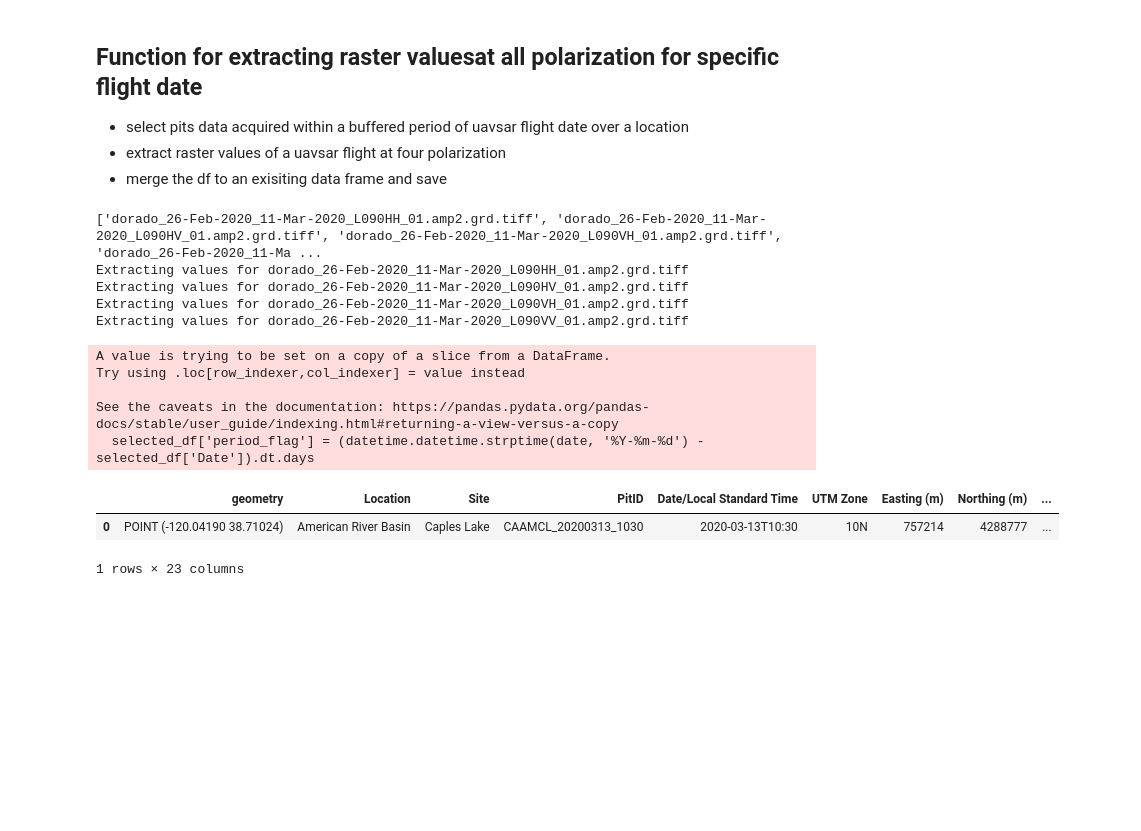
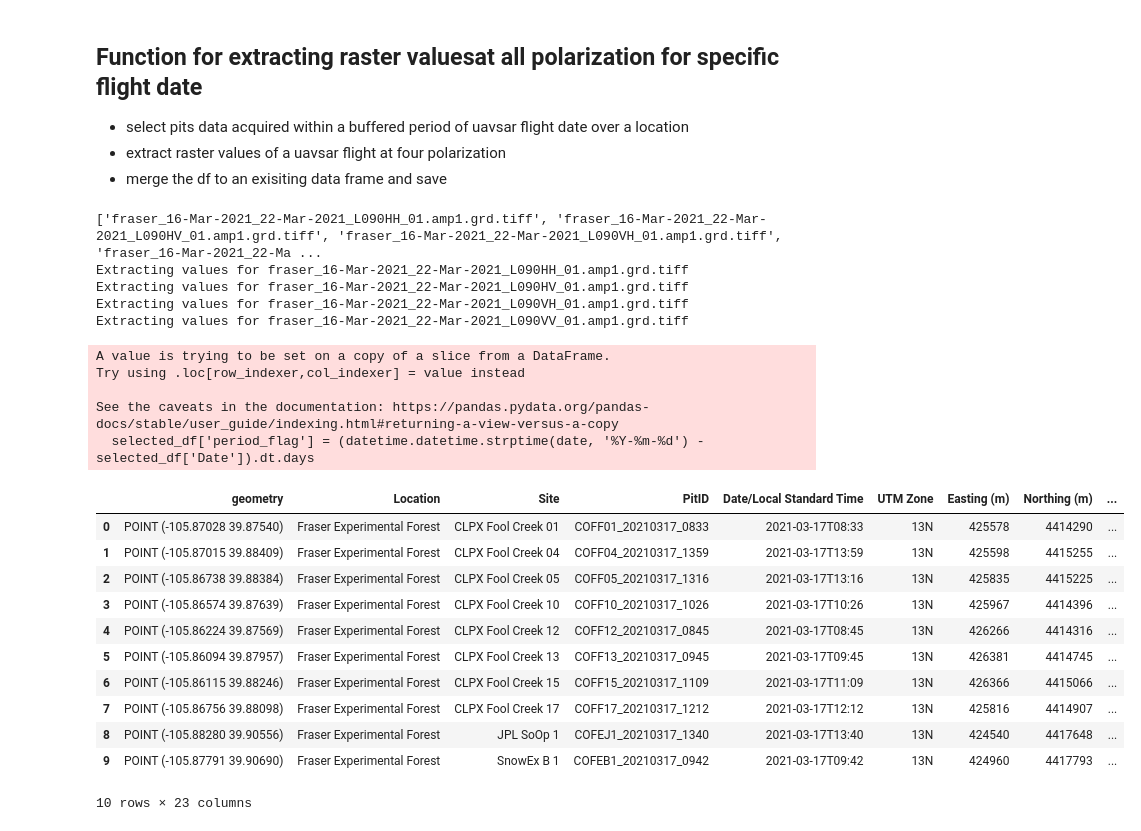
Before and after one commit to Surfix/all_notescripts, a Jupyter notebook: Radar-Backscatter/pits_plotting_uavsar_extraction.ipynb, the cells around one changed output. Cells and saved outputs as stored; diff of their text form; code cells hidden in the pictures; blank space fills up the shorter version.

```diff
--- a/Radar-Backscatter/pits_plotting_uavsar_extraction.ipynb
+++ b/Radar-Backscatter/pits_plotting_uavsar_extraction.ipynb
@@ -242,7 +242,7 @@ def extract_uavsar(uavsar_dir, df, date, location, pair = 'first', buffer = 3):
     print(files)
     #pits_point = select_points(df, date, location)
     mask = ((df['Date'] >= datetime.datetime.strptime(date, '%Y-%m-%d') -  datetime.timedelta(days=buffer)) & (df['Date'] <= datetime.datetime.strptime(date, '%Y-%m-%d') +  datetime.timedelta(days=buffer)) & (df['Location'] == location))
-    selected_df = pits_2020.loc[mask]
+    selected_df = df.loc[mask]
     #calculate the temporal separation between pits and uavsar flight
     selected_df['period_flag'] = (datetime.datetime.strptime(date, '%Y-%m-%d') - selected_df['Date']).dt.days
     pits_point = gpd.GeoDataFrame(selected_df, geometry = gpd.points_from_xy(selected_df['Longitude (deg)'], selected_df['Latitude (deg)']), crs="EPSG:4326")
@@ -290,19 +290,28 @@ def extract_uavsar(uavsar_dir, df, date, location, pair = 'first', buffer = 3):
     uavsar_pit_df.to_csv(date + '.csv')
     return uavsar_pit_df
 # %%
-extract_uavsar('/home/naheemadebisi/PhD/snow-analytics/Radar-Backscatter/UAVSAR/Dorado/dorado_2020/dorado_34017_20014-002_20016-000_0014d_s01_L090_01_amp_grd/uavsar_20200226',
-               pits_2020, '2020-03-11', 'American River Basin')
+extract_uavsar('/home/naheemadebisi/PhD/snow-analytics/Radar-Backscatter/UAVSAR/Frazer/frazer_2021/fraser_05209_21020-025_21021-003_0006d_s01_L090_01_amp_grd/uavsar_20210316_20210322',
+               pits_2021, '2021-03-16', 'Fraser Experimental Forest')
 # %% [output]
-['dorado_26-Feb-2020_11-Mar-2020_L090HH_01.amp2.grd.tiff', 'dorado_26-Feb-2020_11-Mar-2020_L090HV_01.amp2.grd.tiff', 'dorado_26-Feb-2020_11-Mar-2020_L090VH_01.amp2.grd.tiff', 'dorado_26-Feb-2020_11-Ma ...
-Extracting values for dorado_26-Feb-2020_11-Mar-2020_L090HH_01.amp2.grd.tiff
-Extracting values for dorado_26-Feb-2020_11-Mar-2020_L090HV_01.amp2.grd.tiff
-Extracting values for dorado_26-Feb-2020_11-Mar-2020_L090VH_01.amp2.grd.tiff
-Extracting values for dorado_26-Feb-2020_11-Mar-2020_L090VV_01.amp2.grd.tiff
+['fraser_16-Mar-2021_22-Mar-2021_L090HH_01.amp1.grd.tiff', 'fraser_16-Mar-2021_22-Mar-2021_L090HV_01.amp1.grd.tiff', 'fraser_16-Mar-2021_22-Mar-2021_L090VH_01.amp1.grd.tiff', 'fraser_16-Mar-2021_22-Ma ...
+Extracting values for fraser_16-Mar-2021_22-Mar-2021_L090HH_01.amp1.grd.tiff
+Extracting values for fraser_16-Mar-2021_22-Mar-2021_L090HV_01.amp1.grd.tiff
+Extracting values for fraser_16-Mar-2021_22-Mar-2021_L090VH_01.amp1.grd.tiff
+Extracting values for fraser_16-Mar-2021_22-Mar-2021_L090VV_01.amp1.grd.tiff
 A value is trying to be set on a copy of a slice from a DataFrame.
 Try using .loc[row_indexer,col_indexer] = value instead
 
 See the caveats in the documentation: https://pandas.pydata.org/pandas-docs/stable/user_guide/indexing.html#returning-a-view-versus-a-copy
   selected_df['period_flag'] = (datetime.datetime.strptime(date, '%Y-%m-%d') - selected_df['Date']).dt.days
 |  | geometry | Location | Site | PitID | Date/Local Standard Time | UTM Zone | Easting (m) | Northing (m) | ... |
-| 0 | POINT (-120.04190 38.71024) | American River Basin | Caples Lake | CAAMCL_20200313_1030 | 2020-03-13T10:30 | 10N | 757214 | 4288777 | ... |
+| 0 | POINT (-105.87028 39.87540) | Fraser Experimental Forest | CLPX Fool Creek 01 | COFF01_20210317_0833 | 2021-03-17T08:33 | 13N | 425578 | 4414290 | ... |
+| 1 | POINT (-105.87015 39.88409) | Fraser Experimental Forest | CLPX Fool Creek 04 | COFF04_20210317_1359 | 2021-03-17T13:59 | 13N | 425598 | 4415255 | ... |
+| 2 | POINT (-105.86738 39.88384) | Fraser Experimental Forest | CLPX Fool Creek 05 | COFF05_20210317_1316 | 2021-03-17T13:16 | 13N | 425835 | 4415225 | ... |
+| 3 | POINT (-105.86574 39.87639) | Fraser Experimental Forest | CLPX Fool Creek 10 | COFF10_20210317_1026 | 2021-03-17T10:26 | 13N | 425967 | 4414396 | ... |
+| 4 | POINT (-105.86224 39.87569) | Fraser Experimental Forest | CLPX Fool Creek 12 | COFF12_20210317_0845 | 2021-03-17T08:45 | 13N | 426266 | 4414316 | ... |
+| 5 | POINT (-105.86094 39.87957) | Fraser Experimental Forest | CLPX Fool Creek 13 | COFF13_20210317_0945 | 2021-03-17T09:45 | 13N | 426381 | 4414745 | ... |
+| 6 | POINT (-105.86115 39.88246) | Fraser Experimental Forest | CLPX Fool Creek 15 | COFF15_20210317_1109 | 2021-03-17T11:09 | 13N | 426366 | 4415066 | ... |
+| 7 | POINT (-105.86756 39.88098) | Fraser Experimental Forest | CLPX Fool Creek 17 | COFF17_20210317_1212 | 2021-03-17T12:12 | 13N | 425816 | 4414907 | ... |
+| 8 | POINT (-105.88280 39.90556) | Fraser Experimental Forest | JPL SoOp 1 | COFEJ1_20210317_1340 | 2021-03-17T13:40 | 13N | 424540 | 4417648 | ... |
+| 9 | POINT (-105.87791 39.90690) | Fraser Experimental Forest | SnowEx B 1 | COFEB1_20210317_0942 | 2021-03-17T09:42 | 13N | 424960 | 4417793 | ... |
-1 rows × 23 columns
+10 rows × 23 columns
```
